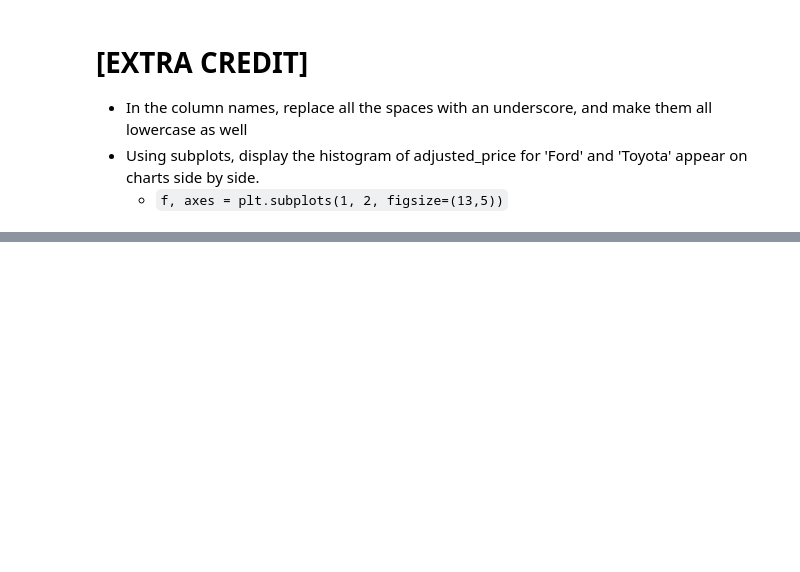
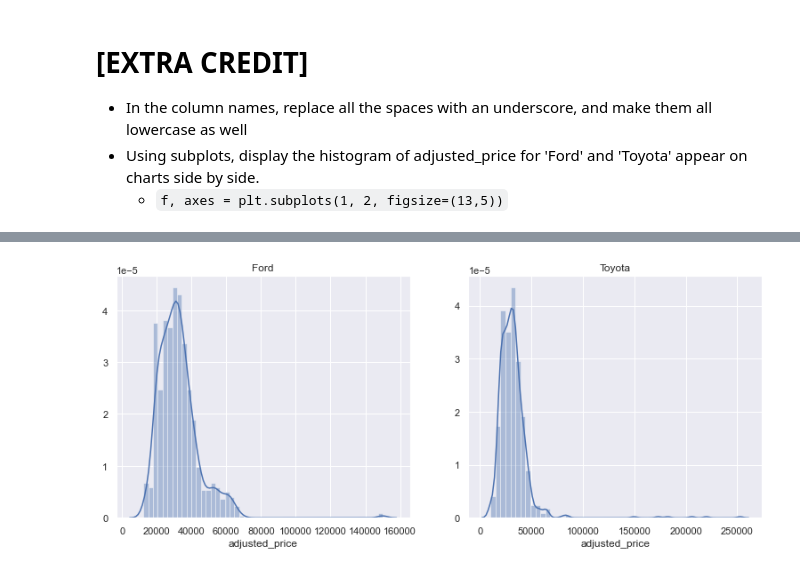
Before and after one commit to xuejin13/2020-fall-data-science, a Jupyter notebook: Week2-EDA/Exercise-EDA.ipynb, the cells around one changed output, grey strips where cells are left out. Cells and saved outputs as stored; diff of their text form; code cells hidden in the pictures; blank space fills up the shorter version.

```diff
--- a/Week2-EDA/Exercise-EDA.ipynb
+++ b/Week2-EDA/Exercise-EDA.ipynb
@@ -313,3 +301,12 @@ df.head()
 | 2 | BMW | 1 Series | 2011 | premium unleaded (required) | 300.0 | 6.0 | MANUAL | ... |
 | 3 | BMW | 1 Series | 2011 | premium unleaded (required) | 230.0 | 6.0 | MANUAL | ... |
 | 4 | BMW | 1 Series | 2011 | premium unleaded (required) | 230.0 | 6.0 | MANUAL | ... |
+# %%
+f, axes = plt.subplots(1, 2, figsize=(13,5))
+
+ax = sns.distplot(a=df[df['make'].isin(['Ford'])]['adjusted_price'], ax=axes[0])
+ax.title.set_text('Ford')
+ax = sns.distplot(a=df[df['make'].isin(['Toyota'])]['adjusted_price'], ax=axes[1])
+ax.title.set_text('Toyota')
+# %% [output]
+[figure, added]
```
Also changed, not shown: parts of 1 cell of this notebook.
